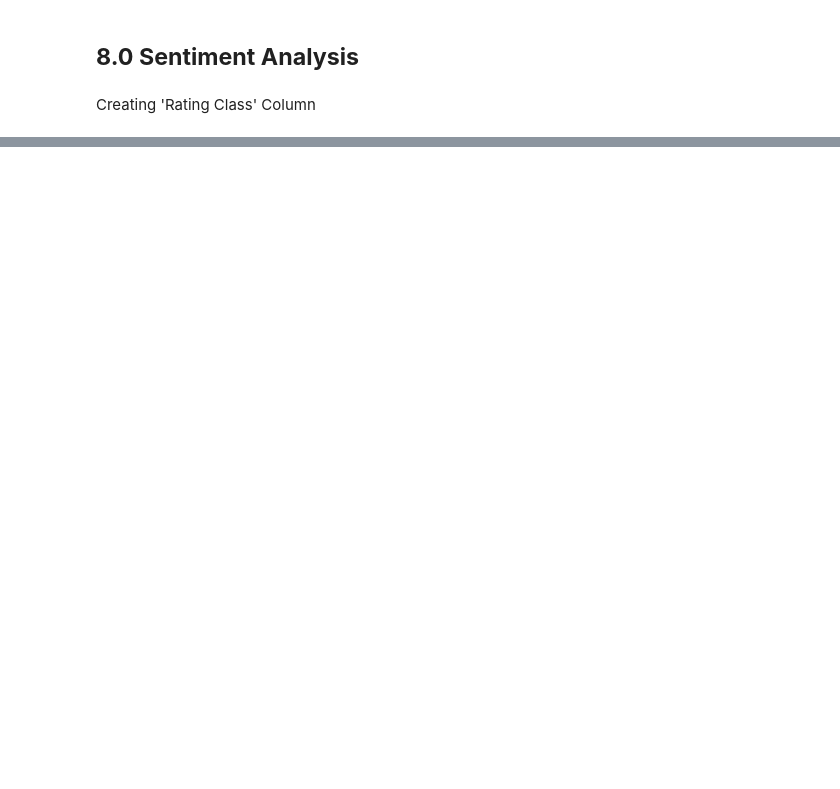
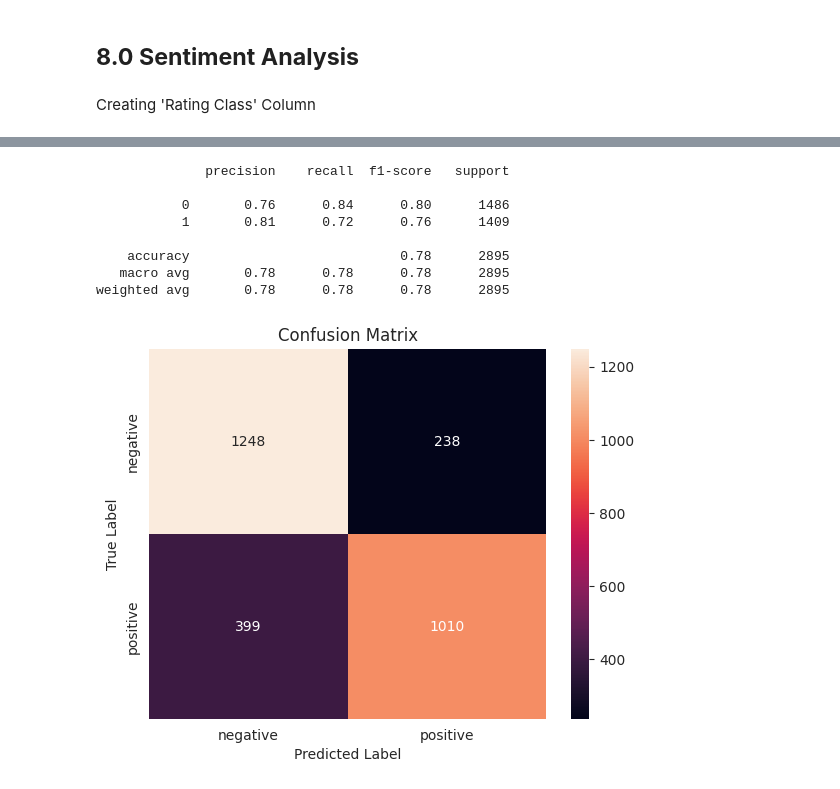
Before and after one commit to rnabilahusna/MP_ProductReview, a Jupyter notebook: MP2_sentiment_analysis_skincare_product_reviews.ipynb, the cells around one changed output, grey strips where cells are left out. Saved outputs shown, nothing was run; the diff lists cells and outputs as text; code cells hidden in the pictures; blank space fills up the shorter version.

```diff
--- a/MP2_sentiment_analysis_skincare_product_reviews.ipynb
+++ b/MP2_sentiment_analysis_skincare_product_reviews.ipynb
@@ -548,0 +756,7 @@ df['sentiment_label'] = df['polarity_score'].apply(get_sentiment_label)
+# %%
+from sklearn.model_selection import train_test_split
+X_train, X_test, y_train, y_test = train_test_split(X, y, test_size = 0.3, random_state = 0)
+print(X_train.shape)
+print(X_test.shape)
+print(y_train.shape)
+print(y_test.shape)
@@ -548,0 +768,17 @@ df['sentiment_label'] = df['polarity_score'].apply(get_sentiment_label)
+# %%
+from sklearn.feature_extraction.text import TfidfVectorizer
+
+tfidf = TfidfVectorizer(max_df = 0.5, min_df = 2)
+tfidf_train = tfidf.fit_transform(X_train['Lemmatized Tokens'])
+tfidf_test = tfidf.transform(X_test['Lemmatized Tokens'])
+
+X_train_vect = pd.concat([X_train[['Review Len', 'Punct']].reset_index(drop=True),
+           pd.DataFrame(tfidf_train.toarray())], axis=1)
+X_test_vect = pd.concat([X_test[['Review Len', 'Punct']].reset_index(drop=True),
+           pd.DataFrame(tfidf_test.toarray())], axis=1)
+
+# Convert all feature names to strings
+X_train_vect.columns = X_train_vect.columns.astype(str)
+X_test_vect.columns = X_test_vect.columns.astype(str)
+
+X_train_vect.head()
@@ -548,0 +803,31 @@ df['sentiment_label'] = df['polarity_score'].apply(get_sentiment_label)
+# %%
+from sklearn.naive_bayes import MultinomialNB
+
+# Initialize and train the classifier
+classifier = MultinomialNB()
+classifier.fit(X_train_vect, y_train)
+
+# Make predictions
+naive_bayes_pred = classifier.predict(X_test_vect)
+
+# Classification Report
+print(classification_report(y_test, naive_bayes_pred))
+
+# Confusion Matrix
+class_label = ["negative", "positive"]
+df_cm = pd.DataFrame(confusion_matrix(y_test, naive_bayes_pred), index=class_label, columns=class_label)
+sns.heatmap(df_cm, annot=True, fmt='d')
+plt.title("Confusion Matrix")
+plt.xlabel("Predicted Label")
+plt.ylabel("True Label")
+plt.show()
+# %% [output]
+              precision    recall  f1-score   support
+
+           0       0.76      0.84      0.80      1486
+           1       0.81      0.72      0.76      1409
+
+    accuracy                           0.78      2895
+   macro avg       0.78      0.78      0.78      2895
+weighted avg       0.78      0.78      0.78      2895
+[figure, added]
```
Also changed, not shown: parts of 56 cells of this notebook.
